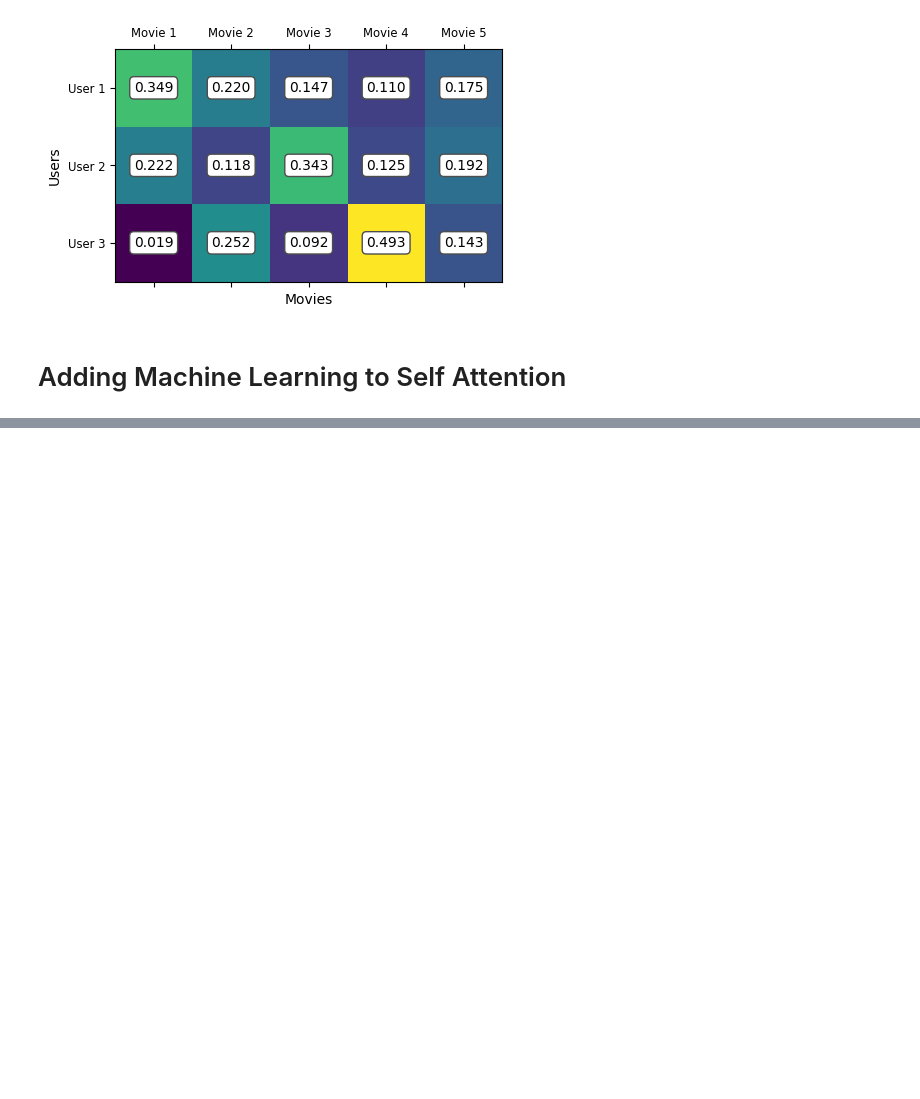
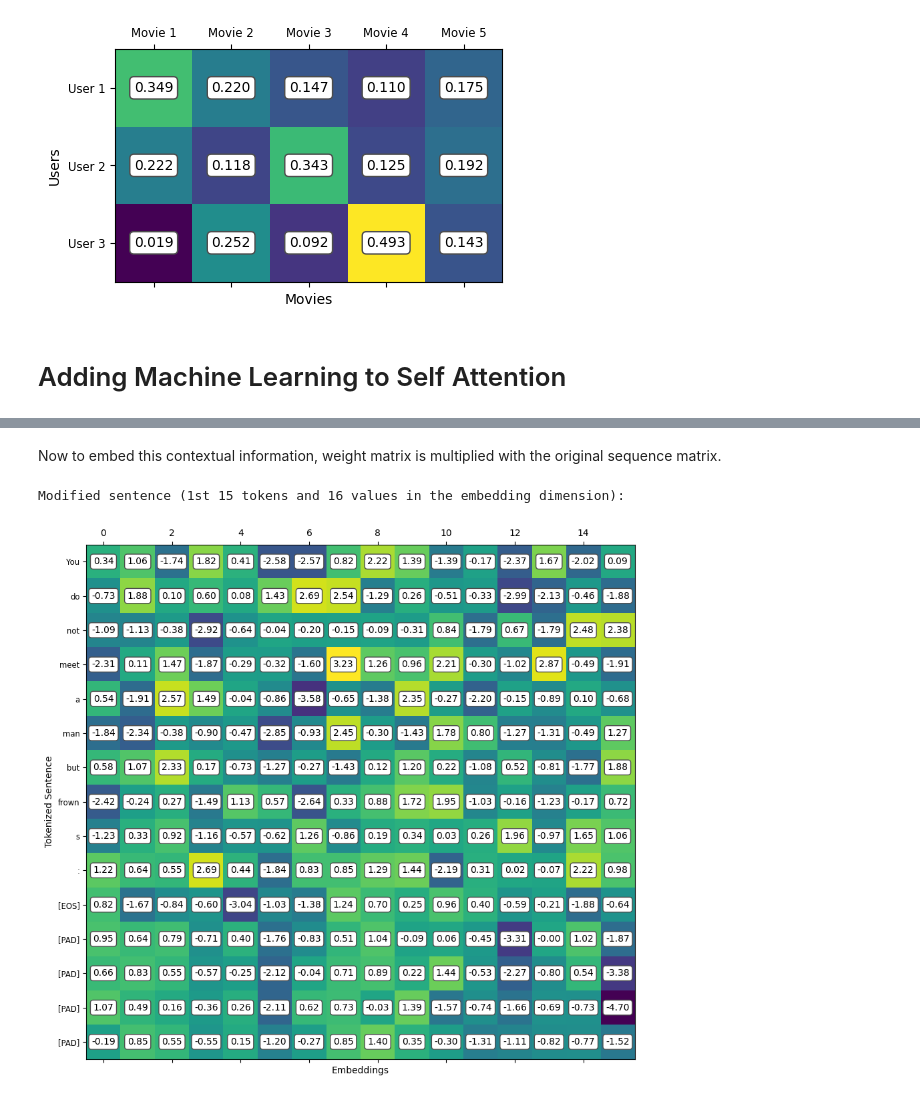
Before and after one commit to tgautam03/BardBungle, a Jupyter notebook: nb/Chapter2.ipynb, the cells around one changed output, grey strips where cells are left out. Cells and saved outputs as stored; diff of their text form; code cells hidden in the pictures; blank space fills up the shorter version.

```diff
--- a/nb/Chapter2.ipynb
+++ b/nb/Chapter2.ipynb
@@ -122,0 +244,22 @@ This concept can be applied straight to out dataset.
+# %% [markdown]
+Now to embed this contextual information, weight matrix is multiplied with the original sequence matrix.
+# %%
+# Embedding the contextual information to generate the modified sequence
+y = torch.matmul(W, data[0][:15])[:15,:16]
+
+print("Modified sentence (1st 15 tokens and 16 values in the embedding dimension): ")
+fig, ax = plt.subplots()
+im = ax.matshow(y.detach().numpy())
+# Create text objects to display the values
+text_objects = []
+for (i, j), z in np.ndenumerate(y.detach().numpy()):
+    text = ax.text(j, i, '{:0.2f}'.format(z), ha='center', va='center',
+            bbox=dict(boxstyle='round', facecolor='white', edgecolor='0.3'), color="black")
+    text_objects.append(text)
+ax.set_yticks(range(len(tokens[:15])), tokens[:15], size='small')
+ax.set_ylabel("Tokenized Sentence")
+ax.set_xlabel("Embeddings")
+plt.show()
+# %% [output]
+Modified sentence (1st 15 tokens and 16 values in the embedding dimension):
+[figure, added]
```
Also changed, not shown: parts of 12 cells of this notebook, 6 other files.
